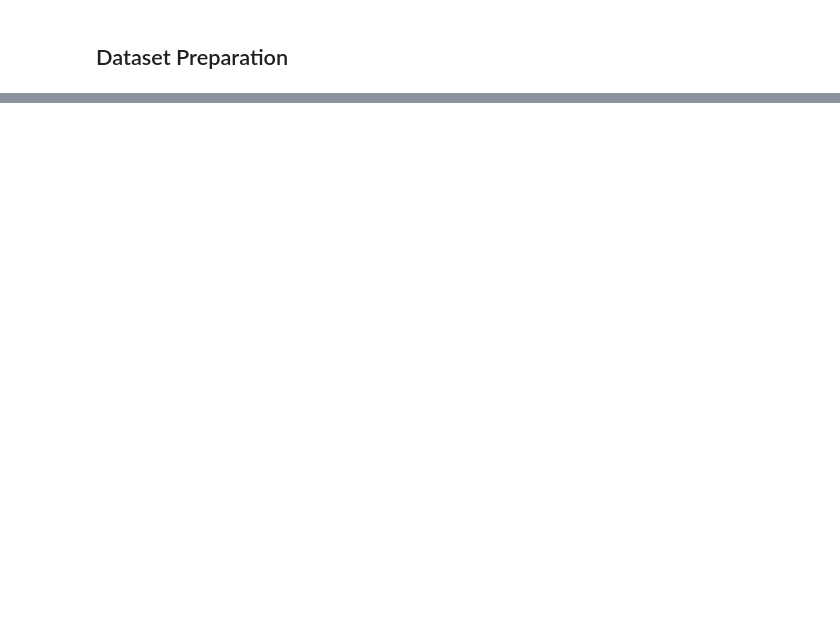
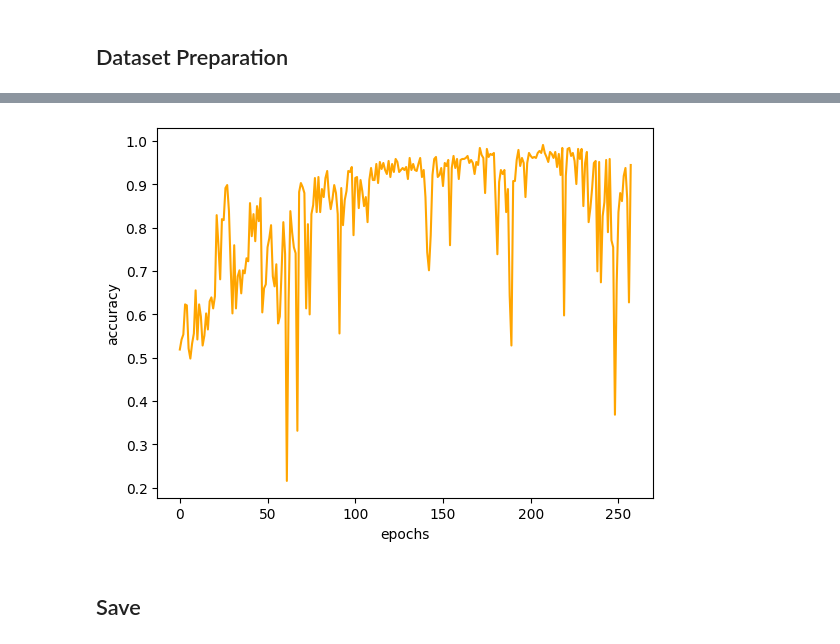
Before and after one commit to Elios-Lab/BNNForge, a Jupyter notebook: b-z24.ipynb, the cells around one changed output, grey strips where cells are left out. Drawn from its saved outputs; the diff is of its cells as text; code cells hidden in the pictures; blank space fills up the shorter version.

```diff
--- a/b-z24.ipynb
+++ b/b-z24.ipynb
@@ -192,0 +379,4 @@ To enable them in other operations, rebuild TensorFlow with the appropriate comp
+# %%
+lr = 0.0001
+epochs = 300
+batch_size = 32
@@ -192,0 +453,11 @@ To enable them in other operations, rebuild TensorFlow with the appropriate comp
+# %%
+plt.figure()
+# plt.plot(history.history['accuracy'], 'g', label='Training Accuracy')
+plt.plot(history.history['val_accuracy'], color='orange', label='Validation Accuracy')
+plt.xlabel("epochs")
+plt.ylabel("accuracy")
+plt.show()
+# %% [output]
+[figure, added]
+# %% [markdown]
+## Save
```
Also changed, not shown: parts of 25 cells of this notebook, 5 other files.
